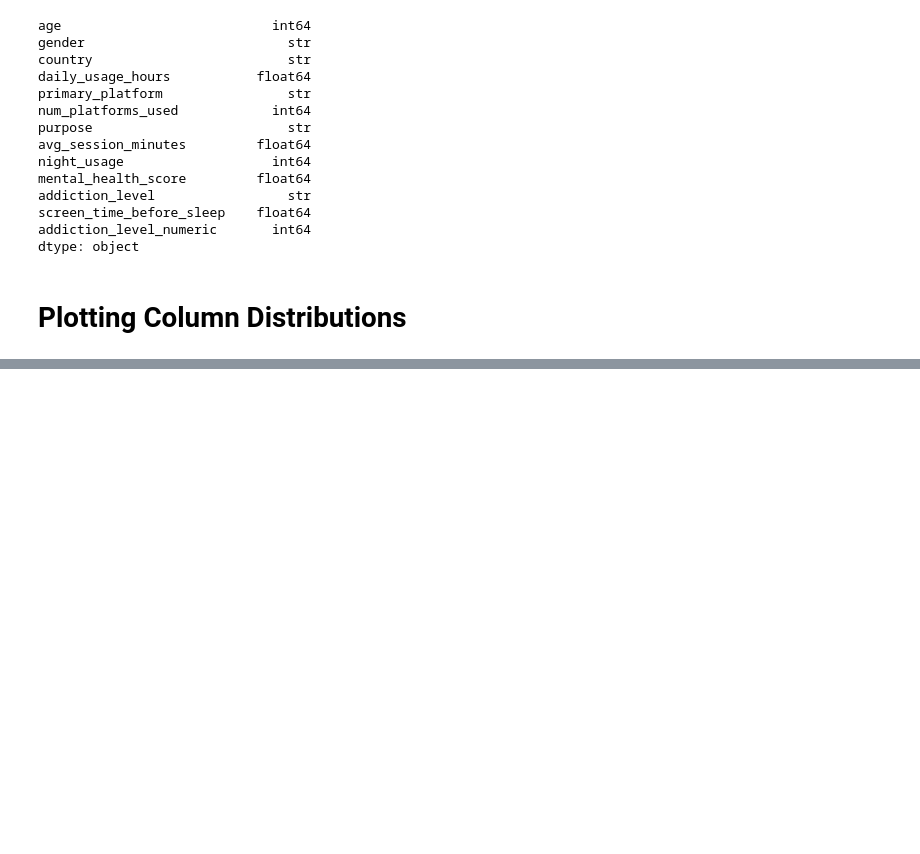
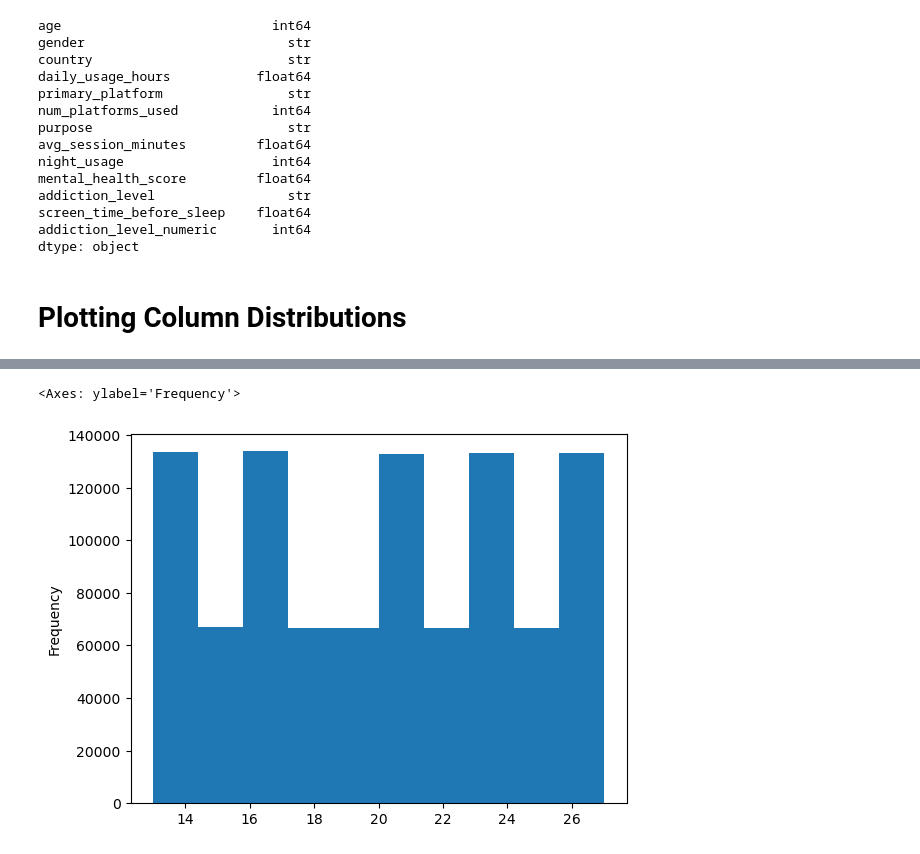
Before and after one commit to Adris3/mental_health_analysis, a Jupyter notebook: notebooks/eda.ipynb, the cells around one changed output, grey strips where cells are left out. Cells and saved outputs as stored; diff of their text form; code cells hidden in the pictures; blank space fills up the shorter version.

```diff
--- a/notebooks/eda.ipynb
+++ b/notebooks/eda.ipynb
@@ -64,0 +77,6 @@ dtype: object
+# %%
+# Age
+social_media_data['age'].plot(kind='hist')
+# %% [output]
+<Axes: ylabel='Frequency'>
+[figure, added]
```
Also changed, not shown: parts of 2 cells of this notebook.
